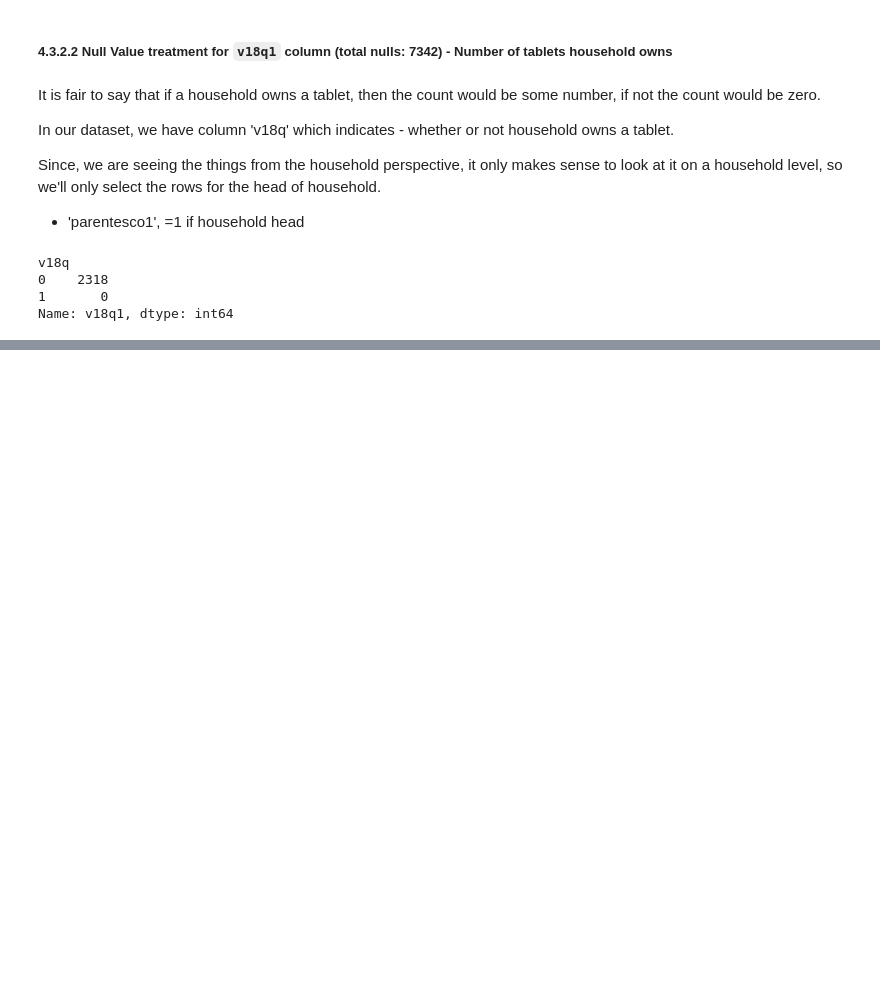
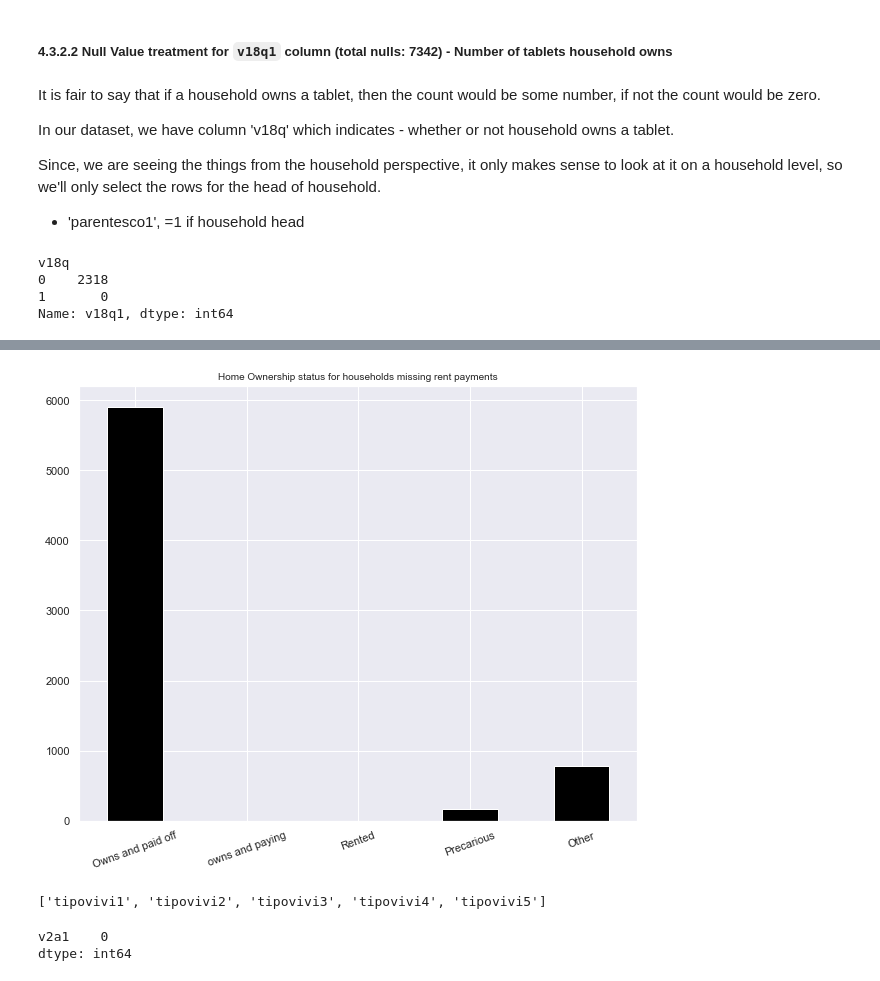
Before and after one commit to avinash-03/Python, a Jupyter notebook: 13_Notebooks/kaggle_exploration.ipynb, the cells around one changed output, grey strips where cells are left out. Cells and saved outputs as stored; diff of their text form; code cells hidden in the pictures; blank space fills up the shorter version.

```diff
--- a/13_Notebooks/kaggle_exploration.ipynb
+++ b/13_Notebooks/kaggle_exploration.ipynb
@@ -546,0 +587,27 @@ Name: v18q1, dtype: int64
+# %%
+# Variables indicating home ownership
+own_variables = [x for x in train_df if x.startswith('tipo')]
+
+# Plot of the home ownership variable for home missing rent payments
+train_df.loc[train_df['v2a1'].isnull(),own_variables].sum().plot.bar(figsize=(10,8),color='black')
+
+plt.xticks([0,1,2,3,4],['Owns and paid off','owns and paying','Rented','Precarious','Other'],rotation=20)
+
+plt.title("Home Ownership status for households missing rent payments",size=10);
+# %% [output]
+[figure, added]
+# %%
+own_variables
+# %% [output]
+['tipovivi1', 'tipovivi2', 'tipovivi3', 'tipovivi4', 'tipovivi5']
+# %%
+# Looking at the above data it makes sense that when the house is fully paid, there will be no monthly rent payment.
+#So, lets add 0 for all the null values.
+
+for df in [train_df,test_df]:
+    df['v2a1'].fillna(value=0,inplace=True)
+
+train_df[['v2a1']].isnull().sum()
+# %% [output]
+v2a1    0
+dtype: int64
```
Also changed, not shown: parts of 72 cells of this notebook.
